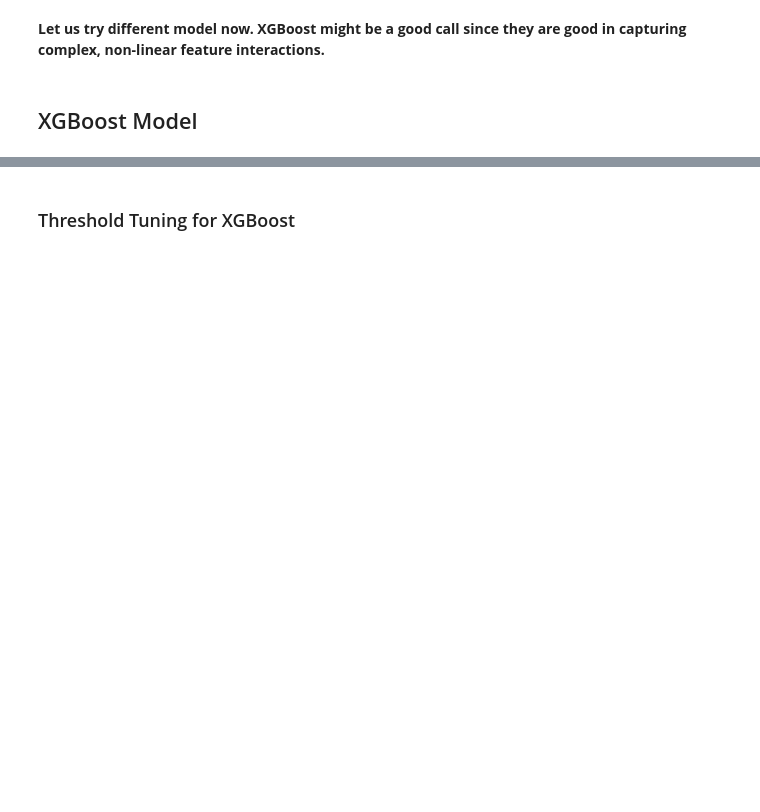
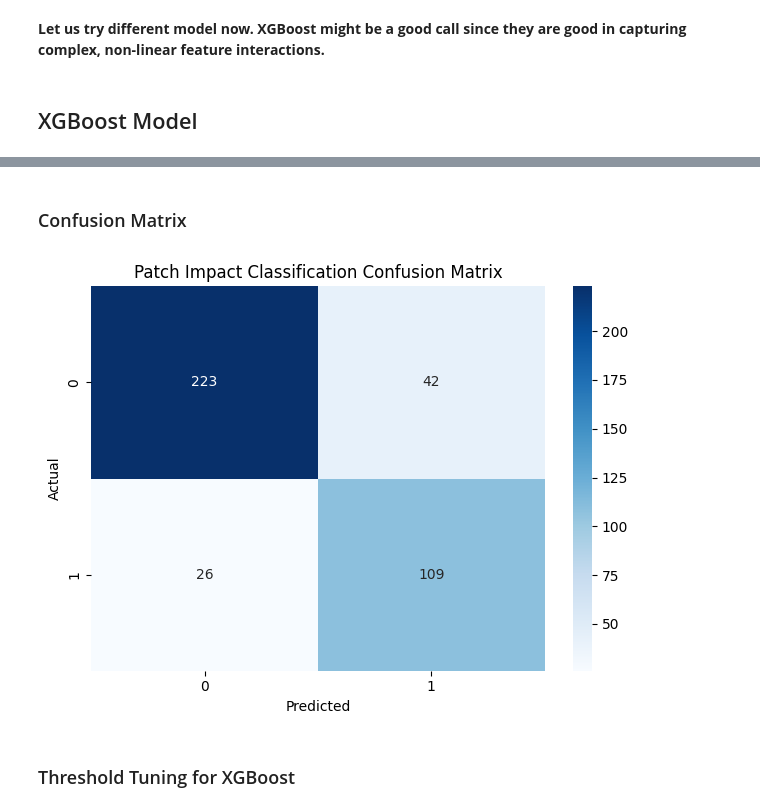
Before and after one commit to zaidmaroof/Patch-Impact-Prediction-Model, a Jupyter notebook: Patch_Impact_Prediction_Model.ipynb, the cells around one changed output, grey strips where cells are left out. Drawn from its saved outputs; the diff is of its cells as text; code cells hidden in the pictures; blank space fills up the shorter version.

```diff
--- a/Patch_Impact_Prediction_Model.ipynb
+++ b/Patch_Impact_Prediction_Model.ipynb
@@ -469,3 +417,21 @@ weighted avg       0.76      0.75      0.75       400
+# %% [markdown]
+### Confusion Matrix
+# %%
+conf_matrix = confusion_matrix(y_test, y_pred)
+
+plt.figure()
+sns.heatmap(conf_matrix, annot=True, cmap='Blues', fmt='d')
+
+# Set the title and labels
+plt.title('Patch Impact Classification Confusion Matrix')
+plt.xlabel('Predicted')
+plt.ylabel('Actual')
+
+# Show the plot
+plt.tight_layout()
+plt.show()
+# %% [output]
+[figure, added]
 # %% [markdown]
 ### Threshold Tuning for XGBoost
 # %%
```
Also changed, not shown: parts of 21 cells of this notebook, 2 other files.
